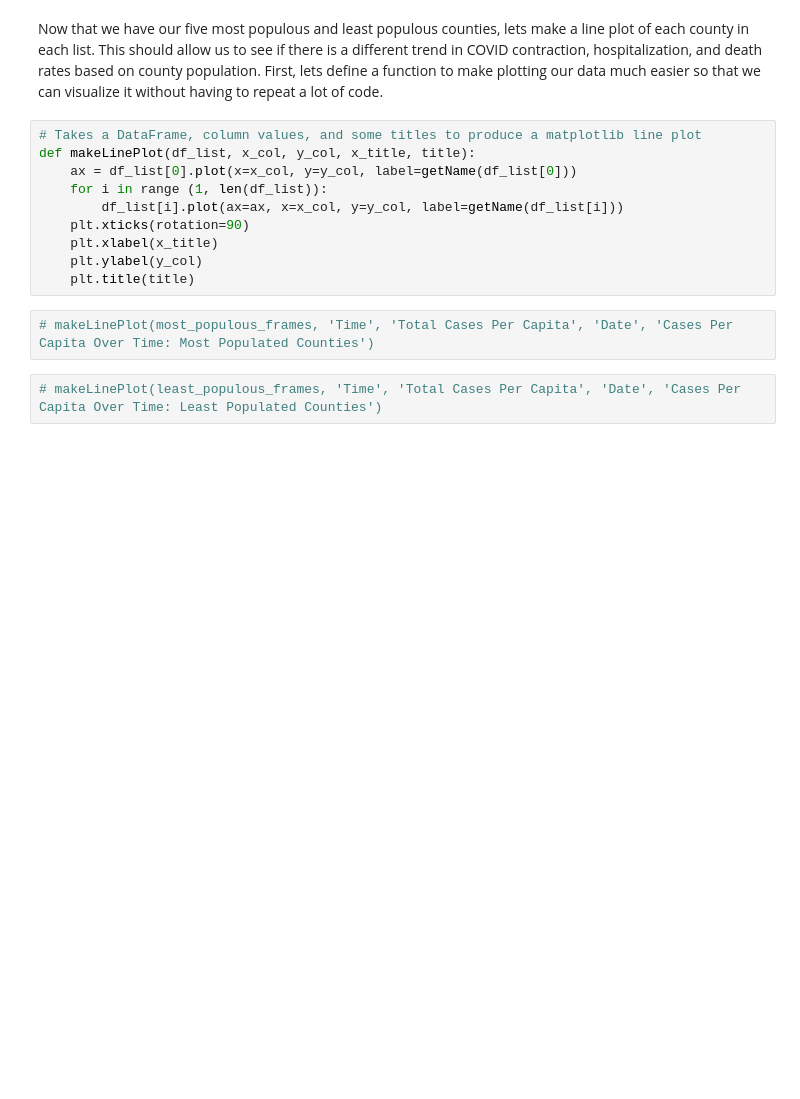
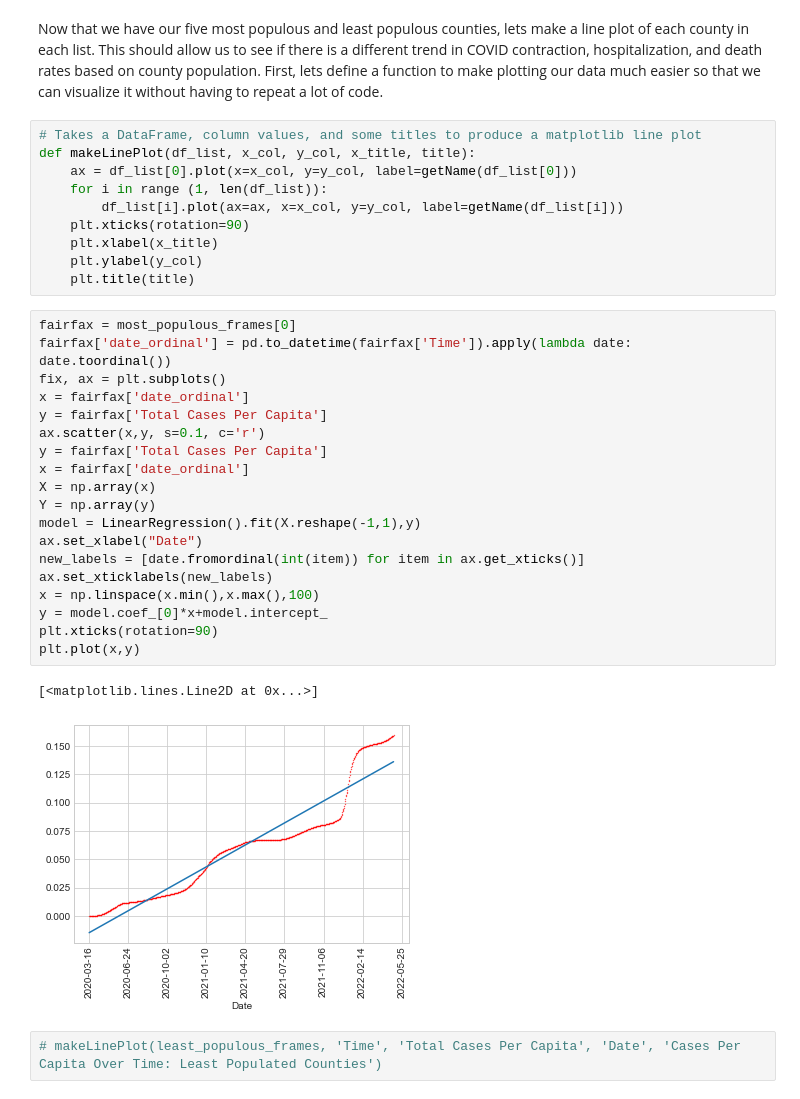
Before and after one commit to martindavid1995/Data-Science-Tutorial, a Jupyter notebook: Tutorial.ipynb, the cells around one changed output. Saved outputs shown, nothing was run; the diff lists cells and outputs as text; blank space fills up the shorter version.

Commit message:
regression done

```diff
--- a/Tutorial.ipynb
+++ b/Tutorial.ipynb
@@ -460,7 +461,27 @@ def makeLinePlot(df_list, x_col, y_col, x_title, title):
     plt.xlabel(x_title)
     plt.ylabel(y_col)
     plt.title(title)
-# %%
-# makeLinePlot(most_populous_frames, 'Time', 'Total Cases Per Capita', 'Date', 'Cases Per Capita Over Time: Most Populated Counties')
+# %%
+fairfax = most_populous_frames[0]
+fairfax['date_ordinal'] = pd.to_datetime(fairfax['Time']).apply(lambda date: date.toordinal())
+fix, ax = plt.subplots()
+x = fairfax['date_ordinal']
+y = fairfax['Total Cases Per Capita']
+ax.scatter(x,y, s=0.1, c='r')
+y = fairfax['Total Cases Per Capita']
+x = fairfax['date_ordinal']
+X = np.array(x)
+Y = np.array(y)
+model = LinearRegression().fit(X.reshape(-1,1),y)
+ax.set_xlabel("Date")
+new_labels = [date.fromordinal(int(item)) for item in ax.get_xticks()]
+ax.set_xticklabels(new_labels)
+x = np.linspace(x.min(),x.max(),100)
+y = model.coef_[0]*x+model.intercept_
+plt.xticks(rotation=90)
+plt.plot(x,y)
+# %% [output]
+[<matplotlib.lines.Line2D at 0x...>]
+[figure, added]
 # %%
 # makeLinePlot(least_populous_frames, 'Time', 'Total Cases Per Capita', 'Date', 'Cases Per Capita Over Time: Least Populated Counties')
```
Also changed, not shown: parts of 1 cell of this notebook.
